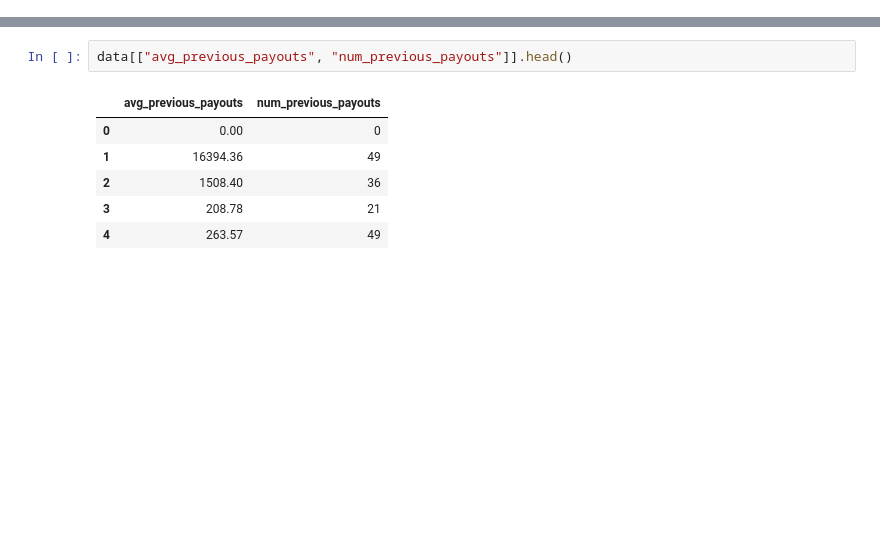
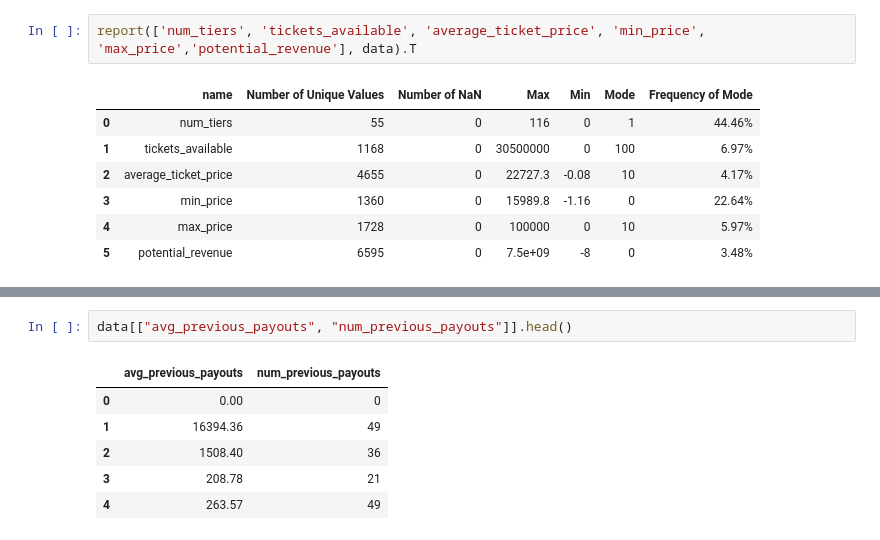
Before and after one commit to kellystroh/Fraud_Detection_Classifier, a Jupyter notebook: feature_engineering.ipynb, the cells around one changed output, grey strips where cells are left out. Drawn from its saved outputs; the diff is of its cells as text; blank space fills up the shorter version.

```diff
--- a/feature_engineering.ipynb
+++ b/feature_engineering.ipynb
@@ -272,0 +165,10 @@ previous_payouts(data)
+# %%
+report(['num_tiers', 'tickets_available', 'average_ticket_price', 'min_price', 'max_price','potential_revenue'], data).T
+# %% [output]
+|  | name | Number of Unique Values | Number of NaN | Max | Min | Mode | Frequency of Mode |
+| 0 | num_tiers | 55 | 0 | 116 | 0 | 1 | 44.46% |
+| 1 | tickets_available | 1168 | 0 | 30500000 | 0 | 100 | 6.97% |
+| 2 | average_ticket_price | 4655 | 0 | 22727.3 | -0.08 | 10 | 4.17% |
+| 3 | min_price | 1360 | 0 | 15989.8 | -1.16 | 0 | 22.64% |
+| 4 | max_price | 1728 | 0 | 100000 | 0 | 10 | 5.97% |
+| 5 | potential_revenue | 6595 | 0 | 7.5e+09 | -8 | 0 | 3.48% |
```
Also changed, not shown: parts of 62 cells of this notebook, 3 other files.
